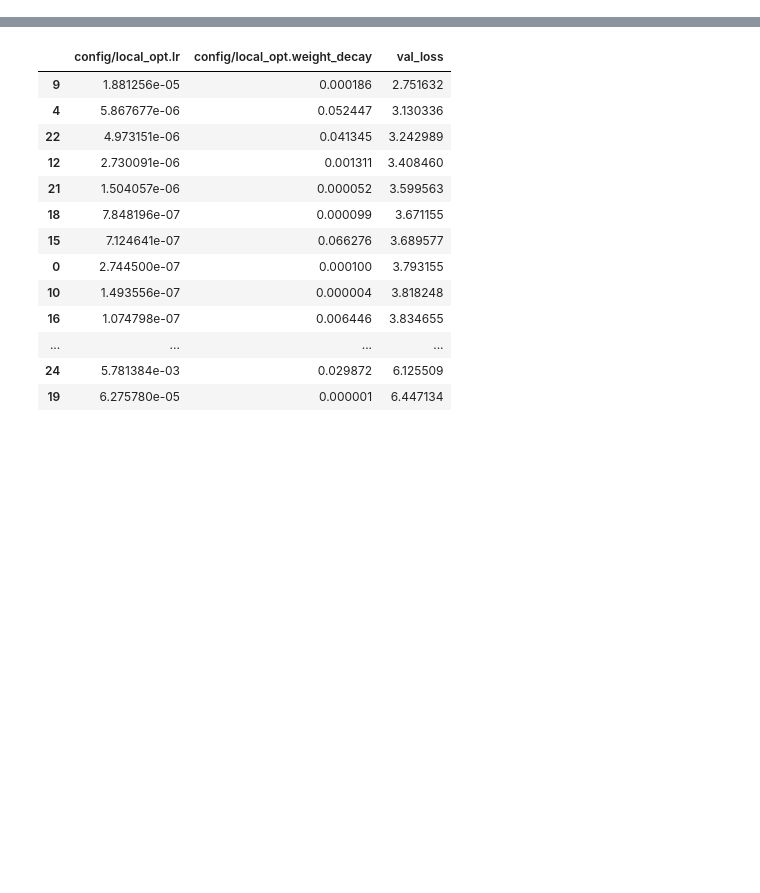
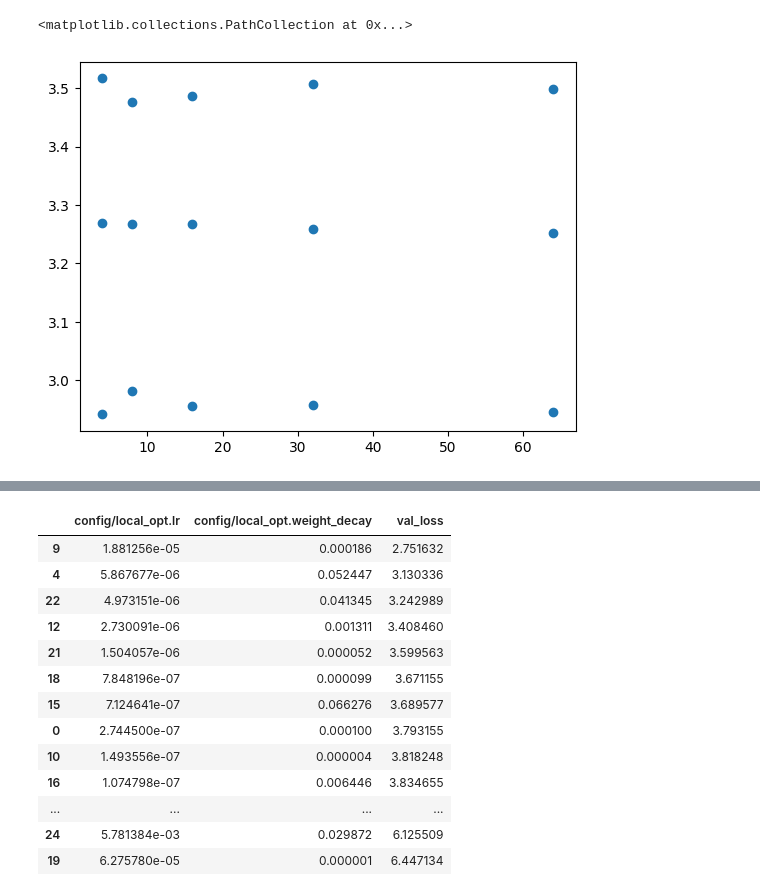
Before and after one commit to maxi-fr/distributed-learning, a Jupyter notebook: test_notebook.ipynb, the cells around one changed output, grey strips where cells are left out. Drawn from its saved outputs; the diff is of its cells as text; code cells hidden in the pictures; blank space fills up the shorter version.

```diff
--- a/test_notebook.ipynb
+++ b/test_notebook.ipynb
@@ -143,0 +155,15 @@ hyper_params_heatmap(df, "n_workers", "n_local_steps", False, False)
+# %%
+import statsmodels.api as sm
+
+
+def control_for(df, name, metric, log=False):
+
+    coeffs = sm.OLS(df[metric], sm.add_constant(df[])).fit().params
+
+    return df[metric] + coeffs[f"config/{name}"] * (df[f"config/{name}"].mean() - df[f"config/{name}"])
+
+
+plt.scatter(df["config/n_local_steps"], control_for(df, "n_workers", "val_loss"))
+# %% [output]
+<matplotlib.collections.PathCollection at 0x...>
+[figure, added]
```
Also changed, not shown: parts of 3 cells of this notebook, 13 other files.
